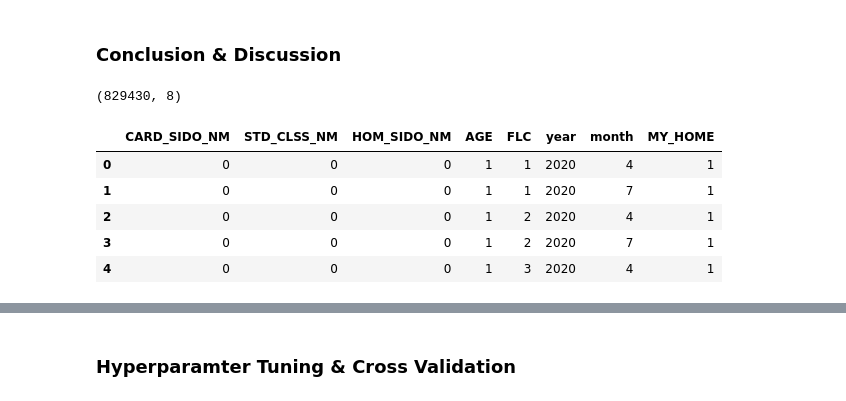
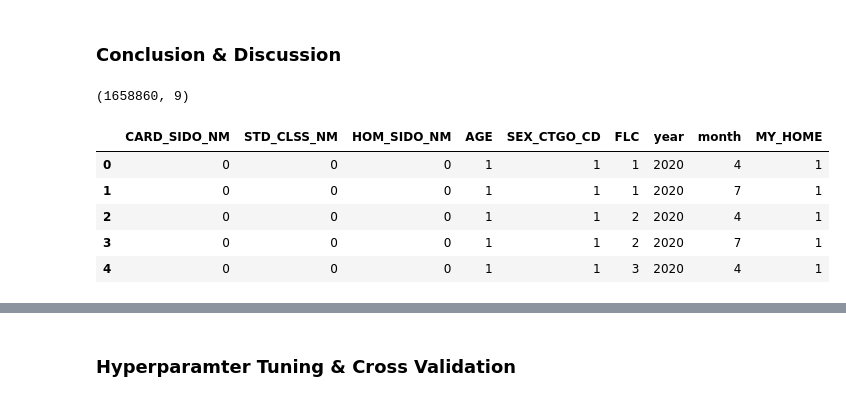
Before and after one commit to kim-bo-saeng/dacon_jeju, a Jupyter notebook: jeju_data_analysis.ipynb, the cells around one changed output, grey strips where cells are left out. Saved outputs shown, nothing was run; the diff lists cells and outputs as text; code cells hidden in the pictures.

```diff
--- a/jeju_data_analysis.ipynb
+++ b/jeju_data_analysis.ipynb
@@ -190,9 +199,25 @@ temp_data.tail()
 # %%
 # 데이터 정제
 df = temp_data.copy()
-df = df.drop(['CARD_CCG_NM', 'HOM_CCG_NM','SEX_CTGO_CD','CSTMR_CNT', 'CNT'], axis = 1)
 
-columns = ['CARD_SIDO_NM', 'STD_CLSS_NM', 'HOM_SIDO_NM',	'AGE',	'FLC', 'year',	'month']
+# CARD_SIDO_NM, STD_CLSS_NM, HOM_SIDO_NM 컬럼은 고정으로 사용하고 CARD_CCG_NM, HOM_CCG_NM, CSTMR_CNT, CNT컬럼은 고정으로 제거한뒤 나머지 컬럼을 조합해보며 df 생성
+
+# 기본
+df = df.drop(['CARD_CCG_NM', 'HOM_CCG_NM','CSTMR_CNT', 'CNT'], axis = 1)
+columns = ['CARD_SIDO_NM', 'STD_CLSS_NM', 'HOM_SIDO_NM',	'SEX_CTGO_CD', 'AGE',	'FLC', 'year',	'month']
+
+# CARD_CCG_NM, HOM_CCG_NM , SEX_CTGO_CD, AGE 제거
+#df = df.drop(['CARD_CCG_NM', 'HOM_CCG_NM','SEX_CTGO_CD','AGE','CSTMR_CNT', 'CNT'], axis = 1)
+#columns = ['CARD_SIDO_NM', 'STD_CLSS_NM', 'HOM_SIDO_NM', 'FLC', 'year',	'month']
+
+# CARD_CCG_NM, HOM_CCG_NM , SEX_CTGO_CD, FLC 제거
+#df = df.drop(['CARD_CCG_NM', 'HOM_CCG_NM','SEX_CTGO_CD', 'FLC','CSTMR_CNT', 'CNT'], axis = 1)
+#columns = ['CARD_SIDO_NM', 'STD_CLSS_NM', 'HOM_SIDO_NM',	'AGE', 'year',	'month']
+
+# CARD_CCG_NM, HOM_CCG_NM , AGE, FLC 제거
+#df = df.drop(['CARD_CCG_NM', 'HOM_CCG_NM','AGE','FLC','CSTMR_CNT', 'CNT'], axis = 1)
+#columns = ['CARD_SIDO_NM', 'STD_CLSS_NM', 'HOM_SIDO_NM','SEX_CTGO_CD', 'year',	'month']
+
 df = df.groupby(columns).sum().reset_index(drop=False)
 
 print(df.info())
@@ -232,6 +258,6 @@ None
 df.loc[df['CARD_SIDO_NM'] == df['HOM_SIDO_NM'], 'MY_HOME'] = 1
 df.loc[df['CARD_SIDO_NM'] != df['HOM_SIDO_NM'], 'MY_HOME'] = 0
 df['MY_HOME'] = df['MY_HOME'].astype(int)
-df = df[['CARD_SIDO_NM',	'STD_CLSS_NM',	'HOM_SIDO_NM',	'AGE', 'FLC',	'year',	'month',	'MY_HOME' ,'AMT']]
+df = df[['CARD_SIDO_NM',	'STD_CLSS_NM',	'HOM_SIDO_NM',	'AGE', 'SEX_CTGO_CD', 'FLC',	'year',	'month',	'MY_HOME' ,'AMT']]
 df.tail()
 # %% [output]
@@ -352,15 +384,15 @@ print(temp_2020.shape)
 data_2019 = pd.merge(temp_2019,
                      df_num_2019,
                      how = 'outer',
-                     left_on = ['CARD_SIDO_NM',	'STD_CLSS_NM',	'HOM_SIDO_NM',	'AGE',	'FLC',	'year',	'month',	'MY_HOME'],
-                     right_on = ['CARD_SIDO_NM',	'STD_CLSS_NM',	'HOM_SIDO_NM',	'AGE',	'FLC',	'year',	'month',	'MY_HOME']
+                     left_on = ['CARD_SIDO_NM',	'STD_CLSS_NM',	'HOM_SIDO_NM',	'AGE',	'SEX_CTGO_CD', 'FLC',	'year',	'month',	'MY_HOME'],
+                     right_on = ['CARD_SIDO_NM',	'STD_CLSS_NM',	'HOM_SIDO_NM',	'AGE',	'SEX_CTGO_CD', 'FLC',	'year',	'month',	'MY_HOME']
                     )
 
 data_2020 = pd.merge(temp_2020,
                      df_num_2020,
                      how = 'outer',
-                     left_on = ['CARD_SIDO_NM',	'STD_CLSS_NM',	'HOM_SIDO_NM',	'AGE',	'FLC',	'year',	'month',	'MY_HOME'],
-                     right_on = ['CARD_SIDO_NM',	'STD_CLSS_NM',	'HOM_SIDO_NM',	'AGE',	'FLC',	'year',	'month',	'MY_HOME']
+                     left_on = ['CARD_SIDO_NM',	'STD_CLSS_NM',	'HOM_SIDO_NM',	'AGE',	'SEX_CTGO_CD', 'FLC',	'year',	'month',	'MY_HOME'],
+                     right_on = ['CARD_SIDO_NM',	'STD_CLSS_NM',	'HOM_SIDO_NM',	'AGE',	'SEX_CTGO_CD', 'FLC',	'year',	'month',	'MY_HOME']
                     )
 
 data = pd.concat([data_2019, data_2020]).reset_index(drop = True).fillna(0)
@@ -436,40 +480,40 @@ score
 # %%
 # 예측 템플릿 만들기
 CARD_SIDO_NMs = df_num['CARD_SIDO_NM'].unique()
 STD_CLSS_NMs  = df_num['STD_CLSS_NM'].unique()
 HOM_SIDO_NMs  = df_num['HOM_SIDO_NM'].unique()
 AGEs          = df_num['AGE'].unique()
-#SEX_CTGO_CDs  = df_num['SEX_CTGO_CD'].unique()
+SEX_CTGO_CDs  = df_num['SEX_CTGO_CD'].unique()
 FLCs          = df_num['FLC'].unique()
 years         = [2020]
 months        = [4,7]
 
 temp = []
 for CARD_SIDO_NM in CARD_SIDO_NMs:
     for STD_CLSS_NM in STD_CLSS_NMs:
         for HOM_SIDO_NM in HOM_SIDO_NMs:
             for AGE in AGEs:
-#                for SEX_CTGO_CD in SEX_CTGO_CDs:
+                for SEX_CTGO_CD in SEX_CTGO_CDs:
                     for FLC in FLCs:
                         for year in years:
                             for month in months:
-                              temp.append([CARD_SIDO_NM, STD_CLSS_NM, HOM_SIDO_NM, AGE, FLC, year, month])
+                              temp.append([CARD_SIDO_NM, STD_CLSS_NM, HOM_SIDO_NM, AGE, SEX_CTGO_CD, FLC, year, month])
 temp = np.array(temp)
-temp = pd.DataFrame(data=temp, columns=X_train.columns[:7])
+temp = pd.DataFrame(data=temp, columns=X_train.columns[:8])
 temp.loc[temp['CARD_SIDO_NM'] == temp['HOM_SIDO_NM'], 'MY_HOME'] = 1
 temp.loc[temp['CARD_SIDO_NM'] != temp['HOM_SIDO_NM'], 'MY_HOME'] = 0
 temp['MY_HOME'] = temp['MY_HOME'].astype(int)
 
 print(temp.shape)
 temp.head()
 # %% [output]
-(829430, 8)
+(1658860, 9)
-|  | CARD_SIDO_NM | STD_CLSS_NM | HOM_SIDO_NM | AGE | FLC | year | month | MY_HOME |
-| 0 | 0 | 0 | 0 | 1 | 1 | 2020 | 4 | 1 |
-| 1 | 0 | 0 | 0 | 1 | 1 | 2020 | 7 | 1 |
-| 2 | 0 | 0 | 0 | 1 | 2 | 2020 | 4 | 1 |
-| 3 | 0 | 0 | 0 | 1 | 2 | 2020 | 7 | 1 |
-| 4 | 0 | 0 | 0 | 1 | 3 | 2020 | 4 | 1 |
+|  | CARD_SIDO_NM | STD_CLSS_NM | HOM_SIDO_NM | AGE | SEX_CTGO_CD | FLC | year | month | MY_HOME |
+| 0 | 0 | 0 | 0 | 1 | 1 | 1 | 2020 | 4 | 1 |
+| 1 | 0 | 0 | 0 | 1 | 1 | 1 | 2020 | 7 | 1 |
+| 2 | 0 | 0 | 0 | 1 | 1 | 2 | 2020 | 4 | 1 |
+| 3 | 0 | 0 | 0 | 1 | 1 | 2 | 2020 | 7 | 1 |
+| 4 | 0 | 0 | 0 | 1 | 1 | 3 | 2020 | 4 | 1 |
 # %%
 # sub과 동일한 템플릿 만들기
 CARD_SIDO_NMs = df_num['CARD_SIDO_NM'].unique()
```
Also changed, not shown: parts of 14 cells of this notebook.
